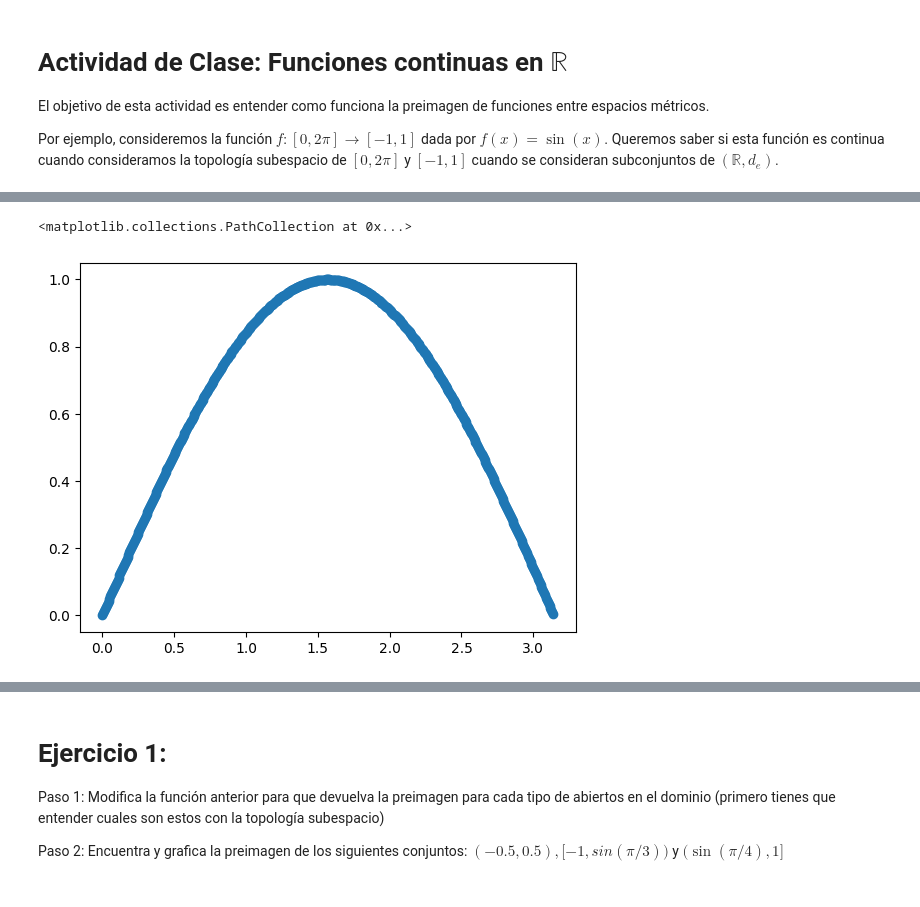
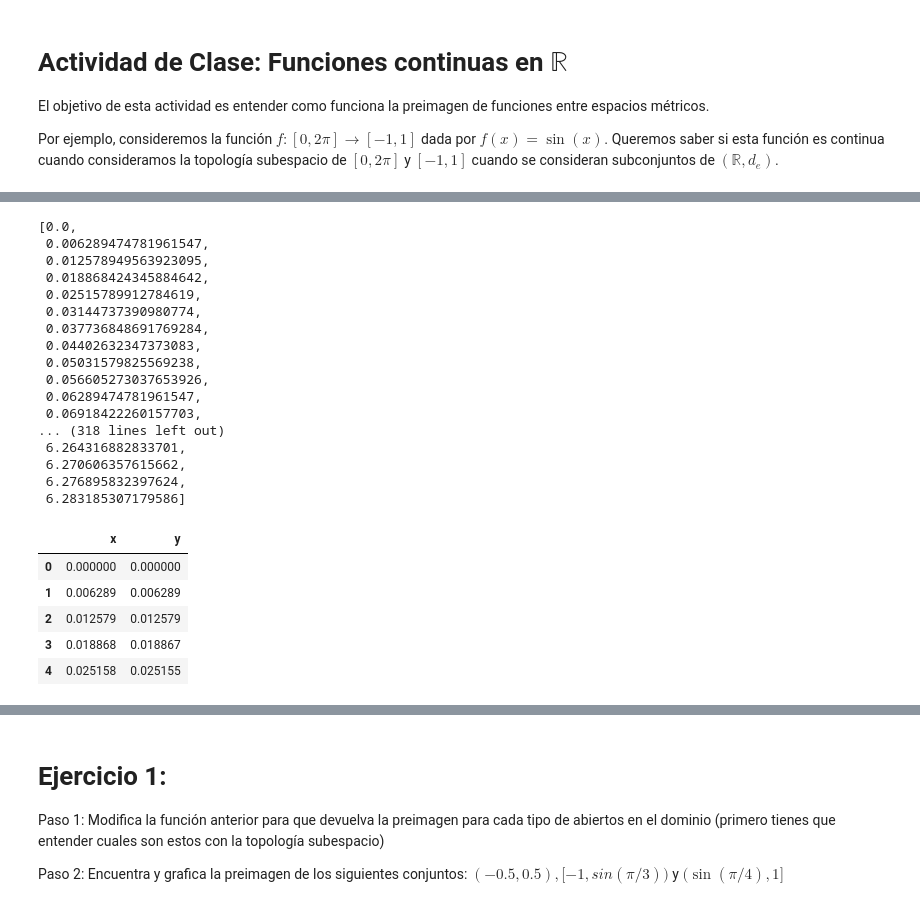
Before and after one commit to alxcn/MA2007B, a Jupyter notebook: AC2_PreimagenR.ipynb, the cells around one changed output, grey strips where cells are left out. Saved outputs shown, nothing was run; the diff lists cells and outputs as text; code cells hidden in the pictures.

```diff
--- a/AC2_PreimagenR.ipynb
+++ b/AC2_PreimagenR.ipynb
@@ -6,12 +6,15 @@ El objetivo de esta actividad es entender como funciona la preimagen de funcione
 Por ejemplo, consideremos la función $f:[0,2\pi]\to [-1,1]$ dada por $f(x)=\sin(x).$ Queremos saber si esta función es continua cuando consideramos la topología subespacio de $[0,2\pi]$ y $[-1,1]$ cuando se consideran subconjuntos de $(\mathbb{R},d_e).$
 # %%
 import matplotlib.pyplot as plt
+import plotly.graph_objects as go
 import numpy as np
 import pandas as pd
+import plotly.express as px
+
 
 X = np.linspace(0,2*np.pi,1000)
 
-Y = np.sin(x)
+Y = np.sin(X)
 
-
-plt.scatter(X,Y)
+fig = px.scatter(x=X, y=Y)
+fig.show()
@@ -32,10 +32,38 @@ def preimage(f, lim_inf,lim_sup, Domain): # Given a function, a subset A of the
     # Finally we return the preimage set
     return aux
 # %%
-Ainv=preimage(f,0,1,X)
+Ainv=preimage(f,-0.5,0.5,X)
+Ainv
+# %% [output]
+[0.0,
+ 0.006289474781961547,
+ 0.012578949563923095,
+ 0.018868424345884642,
+ 0.02515789912784619,
+ 0.03144737390980774,
+ 0.037736848691769284,
+ 0.04402632347373083,
+ 0.05031579825569238,
+ 0.056605273037653926,
+ 0.06289474781961547,
+ 0.06918422260157703,
+... (318 lines left out)
+ 6.264316882833701,
+ 6.270606357615662,
+ 6.276895832397624,
+ 6.283185307179586]
 # %%
 A=[f(x) for x in Ainv]
-plt.scatter(Ainv,A)
+#plt.scatter(Ainv,A
+fig = px.scatter(x=Ainv, y=A)
+fig.show()
-# %% [output]
-<matplotlib.collections.PathCollection at 0x...>
-[figure, removed]
+# %%
+sin=pd.DataFrame({'x':X,'y':Y})
+sin.head()
+# %% [output]
+|  | x | y |
+| 0 | 0.000000 | 0.000000 |
+| 1 | 0.006289 | 0.006289 |
+| 2 | 0.012579 | 0.012579 |
+| 3 | 0.018868 | 0.018867 |
+| 4 | 0.025158 | 0.025155 |
```
Also changed, not shown: parts of 15 cells of this notebook, 2 other files.
